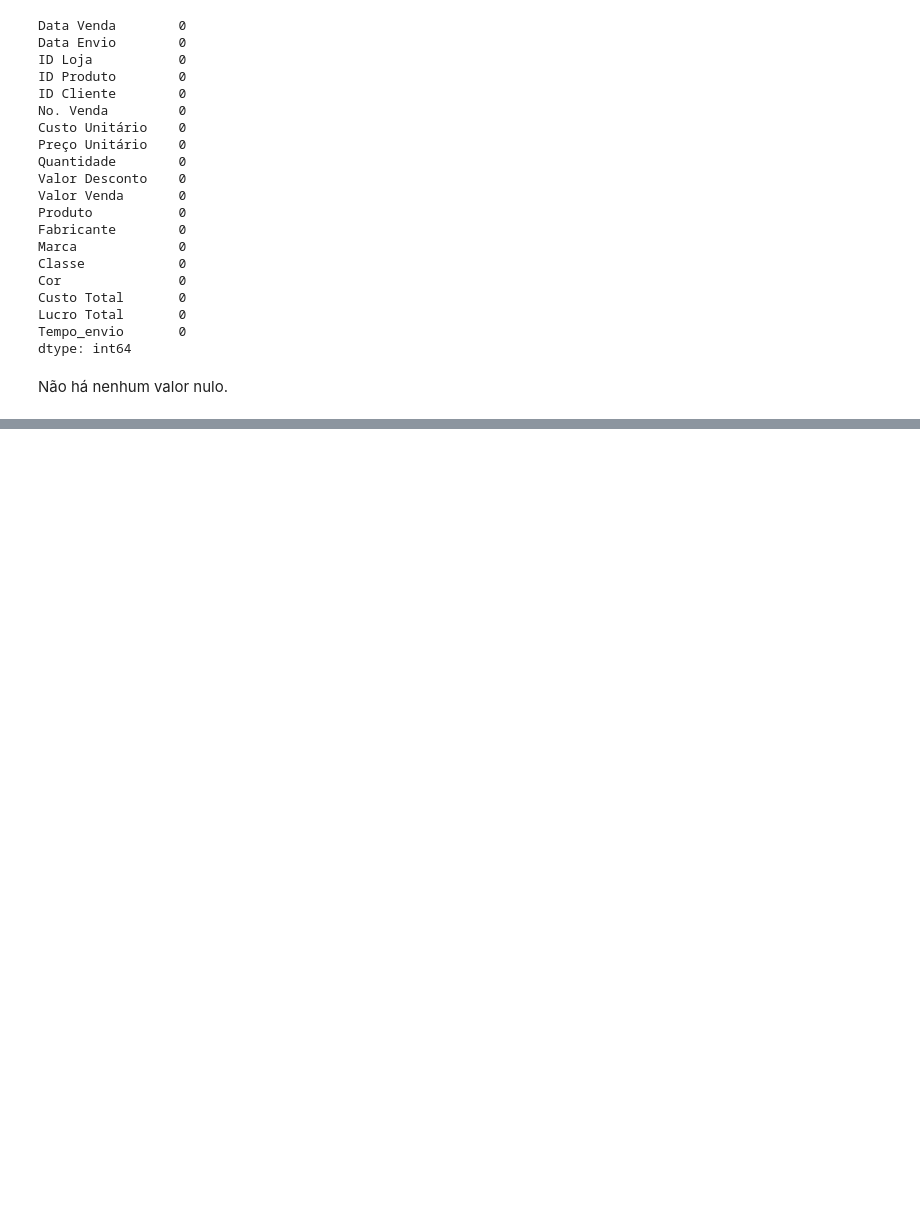
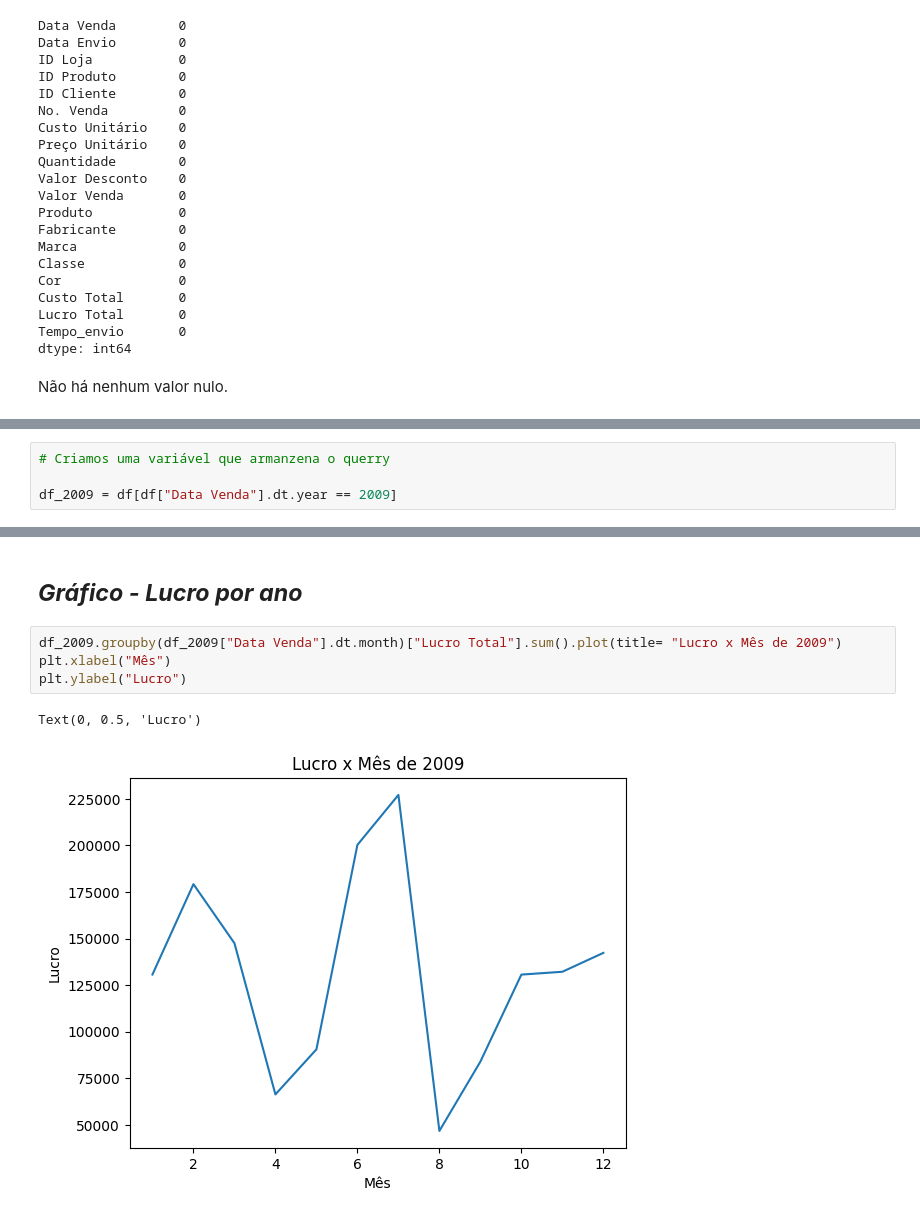
Before and after one commit to Felipe-Magalhaes-A-Carneiro/analise_de_dados-python_pandas, a Jupyter notebook: Notebooks/03-analise_exploratoria.ipynb, the cells around one changed output, grey strips where cells are left out. Drawn from its saved outputs; the diff is of its cells as text; blank space fills up the shorter version.

```diff
--- a/Notebooks/03-analise_exploratoria.ipynb
+++ b/Notebooks/03-analise_exploratoria.ipynb
@@ -223,0 +277,4 @@ Não há nenhum valor nulo.
+# %%
+# Criamos uma variável que armanzena o querry
+
+df_2009 = df[df["Data Venda"].dt.year == 2009]
@@ -223,0 +291,9 @@ Não há nenhum valor nulo.
+# %% [markdown]
+## ***Gráfico - Lucro por ano***
+# %%
+df_2009.groupby(df_2009["Data Venda"].dt.month)["Lucro Total"].sum().plot(title= "Lucro x Mês de 2009")
+plt.xlabel("Mês")
+plt.ylabel("Lucro")
+# %% [output]
+Text(0, 0.5, 'Lucro')
+[figure, added]
```
Also changed, not shown: parts of 21 cells of this notebook.
